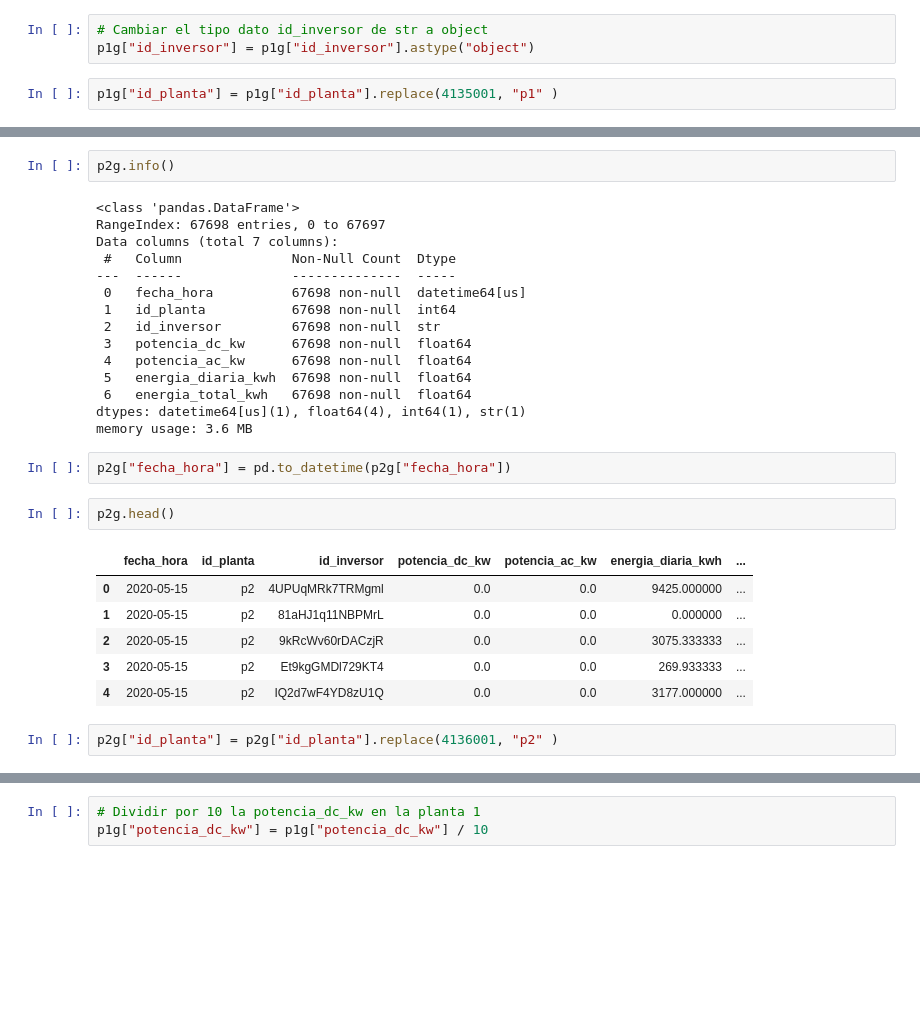
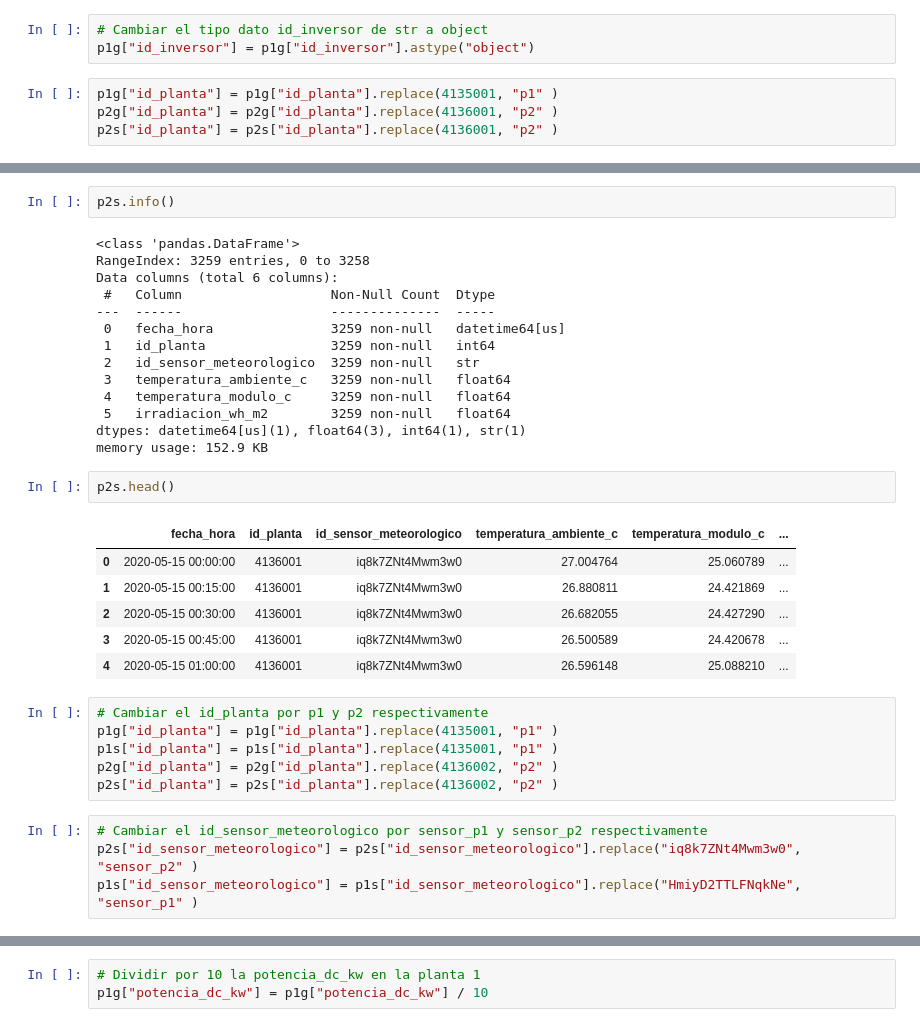
Before and after one commit to PabloHVega/Solar-Plants, a Jupyter notebook: notebooks/01_ImportacionDatos.ipynb, the cells around one changed output, grey strips where cells are left out. Drawn from its saved outputs; the diff is of its cells as text; blank space fills up the shorter version.

```diff
--- a/notebooks/01_ImportacionDatos.ipynb
+++ b/notebooks/01_ImportacionDatos.ipynb
@@ -59,3 +59,5 @@ memory usage: 3.7 MB
 p1g["id_inversor"] = p1g["id_inversor"].astype("object")
 # %%
 p1g["id_planta"] = p1g["id_planta"].replace(4135001, "p1" )
+p2g["id_planta"] = p2g["id_planta"].replace(4136001, "p2" )
+p2s["id_planta"] = p2s["id_planta"].replace(4136001, "p2" )
@@ -75,34 +101,39 @@ p1g[['potencia_dc_kw', 'potencia_ac_kw']].plot(figsize=(16, 12))
 [figure]
 # %%
-p2g.info()
+p2s.info()
 # %% [output]
 <class 'pandas.DataFrame'>
-RangeIndex: 67698 entries, 0 to 67697
-Data columns (total 7 columns):
- #   Column              Non-Null Count  Dtype
----  ------              --------------  -----
- 0   fecha_hora          67698 non-null  datetime64[us]
- 1   id_planta           67698 non-null  int64
- 2   id_inversor         67698 non-null  str
- 3   potencia_dc_kw      67698 non-null  float64
- 4   potencia_ac_kw      67698 non-null  float64
- 5   energia_diaria_kwh  67698 non-null  float64
- 6   energia_total_kwh   67698 non-null  float64
-dtypes: datetime64[us](1), float64(4), int64(1), str(1)
-memory usage: 3.6 MB
+RangeIndex: 3259 entries, 0 to 3258
+Data columns (total 6 columns):
+ #   Column                   Non-Null Count  Dtype
+---  ------                   --------------  -----
+ 0   fecha_hora               3259 non-null   datetime64[us]
+ 1   id_planta                3259 non-null   int64
+ 2   id_sensor_meteorologico  3259 non-null   str
+ 3   temperatura_ambiente_c   3259 non-null   float64
+ 4   temperatura_modulo_c     3259 non-null   float64
+ 5   irradiacion_wh_m2        3259 non-null   float64
+dtypes: datetime64[us](1), float64(3), int64(1), str(1)
+memory usage: 152.9 KB
-# %%
-p2g["fecha_hora"] = pd.to_datetime(p2g["fecha_hora"])
 # %%
-p2g.head()
+p2s.head()
 # %% [output]
-|  | fecha_hora | id_planta | id_inversor | potencia_dc_kw | potencia_ac_kw | energia_diaria_kwh | ... |
-| 0 | 2020-05-15 | p2 | 4UPUqMRk7TRMgml | 0.0 | 0.0 | 9425.000000 | ... |
-| 1 | 2020-05-15 | p2 | 81aHJ1q11NBPMrL | 0.0 | 0.0 | 0.000000 | ... |
-| 2 | 2020-05-15 | p2 | 9kRcWv60rDACzjR | 0.0 | 0.0 | 3075.333333 | ... |
-| 3 | 2020-05-15 | p2 | Et9kgGMDl729KT4 | 0.0 | 0.0 | 269.933333 | ... |
-| 4 | 2020-05-15 | p2 | IQ2d7wF4YD8zU1Q | 0.0 | 0.0 | 3177.000000 | ... |
+|  | fecha_hora | id_planta | id_sensor_meteorologico | temperatura_ambiente_c | temperatura_modulo_c | ... |
+| 0 | 2020-05-15 00:00:00 | 4136001 | iq8k7ZNt4Mwm3w0 | 27.004764 | 25.060789 | ... |
+| 1 | 2020-05-15 00:15:00 | 4136001 | iq8k7ZNt4Mwm3w0 | 26.880811 | 24.421869 | ... |
+| 2 | 2020-05-15 00:30:00 | 4136001 | iq8k7ZNt4Mwm3w0 | 26.682055 | 24.427290 | ... |
+| 3 | 2020-05-15 00:45:00 | 4136001 | iq8k7ZNt4Mwm3w0 | 26.500589 | 24.420678 | ... |
+| 4 | 2020-05-15 01:00:00 | 4136001 | iq8k7ZNt4Mwm3w0 | 26.596148 | 25.088210 | ... |
 # %%
-p2g["id_planta"] = p2g["id_planta"].replace(4136001, "p2" )
+# Cambiar el id_planta por p1 y p2 respectivamente
+p1g["id_planta"] = p1g["id_planta"].replace(4135001, "p1" )
+p1s["id_planta"] = p1s["id_planta"].replace(4135001, "p1" )
+p2g["id_planta"] = p2g["id_planta"].replace(4136002, "p2" )
+p2s["id_planta"] = p2s["id_planta"].replace(4136002, "p2" )
+# %%
+# Cambiar el id_sensor_meteorologico por sensor_p1 y sensor_p2 respectivamente
+p2s["id_sensor_meteorologico"] = p2s["id_sensor_meteorologico"].replace("iq8k7ZNt4Mwm3w0", "sensor_p2" )
+p1s["id_sensor_meteorologico"] = p1s["id_sensor_meteorologico"].replace("HmiyD2TTLFNqkNe", "sensor_p1" )
 # %%
 p2g.describe()
 # %% [output]
```
Also changed, not shown: parts of 30 cells of this notebook.
